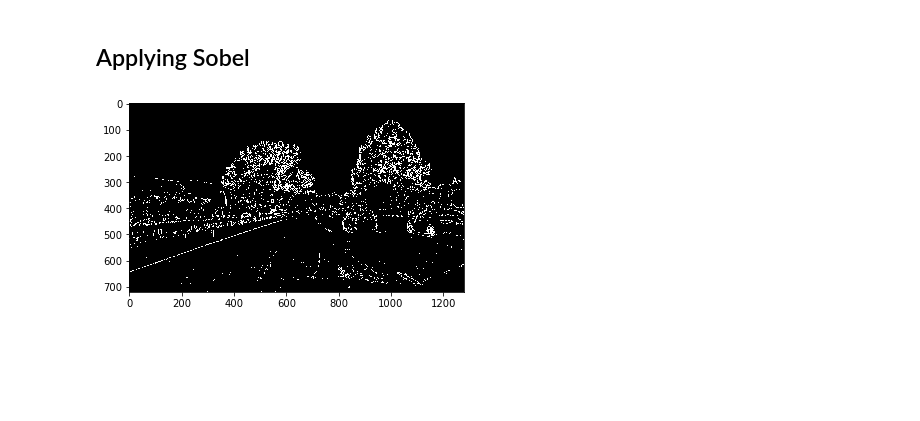
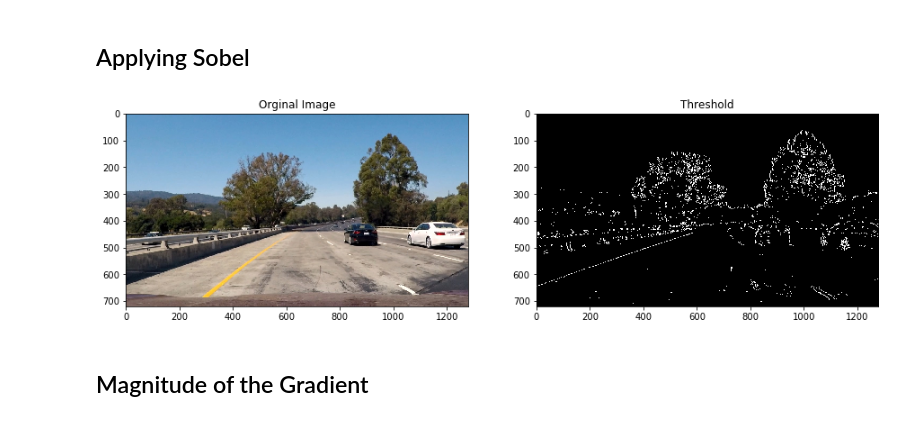
Before and after one commit to Rxmeez/SDCND-1-AdvanceLaneFinding, a Jupyter notebook: AdvanceLaneLines.ipynb, the cells around one changed output. Cells and saved outputs as stored; diff of their text form; code cells hidden in the pictures; blank space fills up the shorter version.

```diff
--- a/AdvanceLaneLines.ipynb
+++ b/AdvanceLaneLines.ipynb
@@ -167,14 +167,16 @@ def abs_sobel_thresh(img, orient='x', thresh_min=0, thresh_max=255):
     # Return value
     return binary_output
 # %%
-test_binary_image = abs_sobel_thresh(test_dst, orient='x', thresh_min=20, thresh_max=100)
-plt.figure()
+test_binary_image = abs_sobel_thresh(test_dst, orient='x', thresh_min=30, thresh_max=100)
+plt.figure(figsize=(15,15))
 plt.subplot(121)
 plt.title("Orginal Image")
 plt.imshow(test_img)
 plt.subplot(122)
-plt.
+plt.title("Threshold")
 plt.imshow(test_binary_image, cmap='gray')
 plt.show()
 # %% [output]
-[figure, old version]
+[figure, new version]
+# %% [markdown]
+## Magnitude of the Gradient
```
Also changed, not shown: parts of 2 cells of this notebook.
